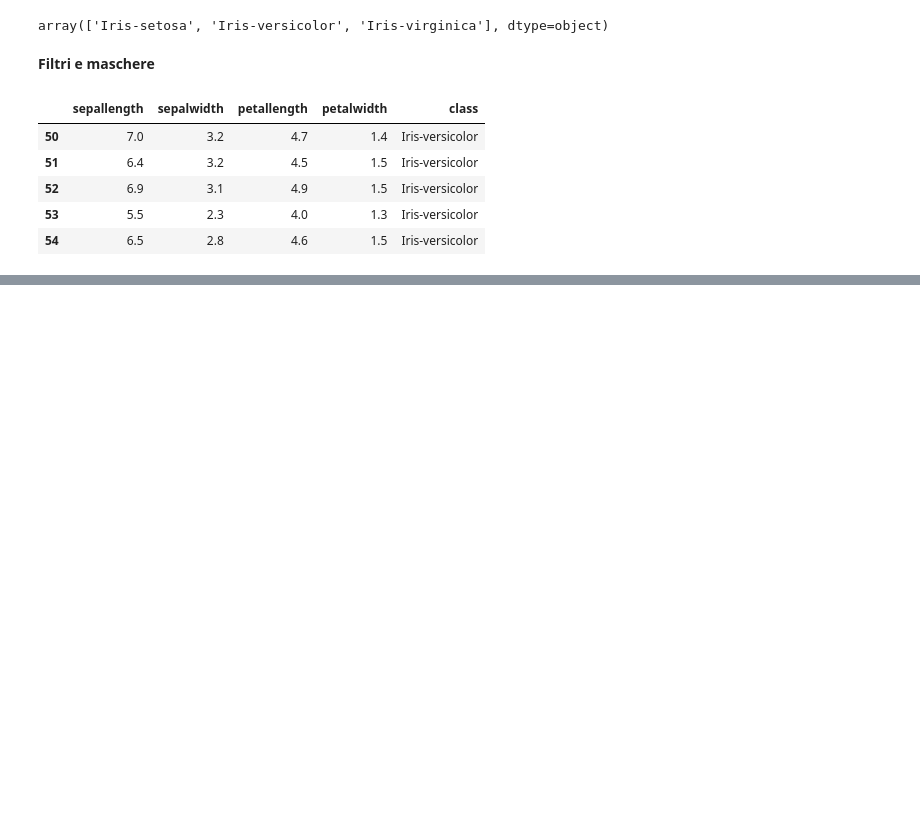
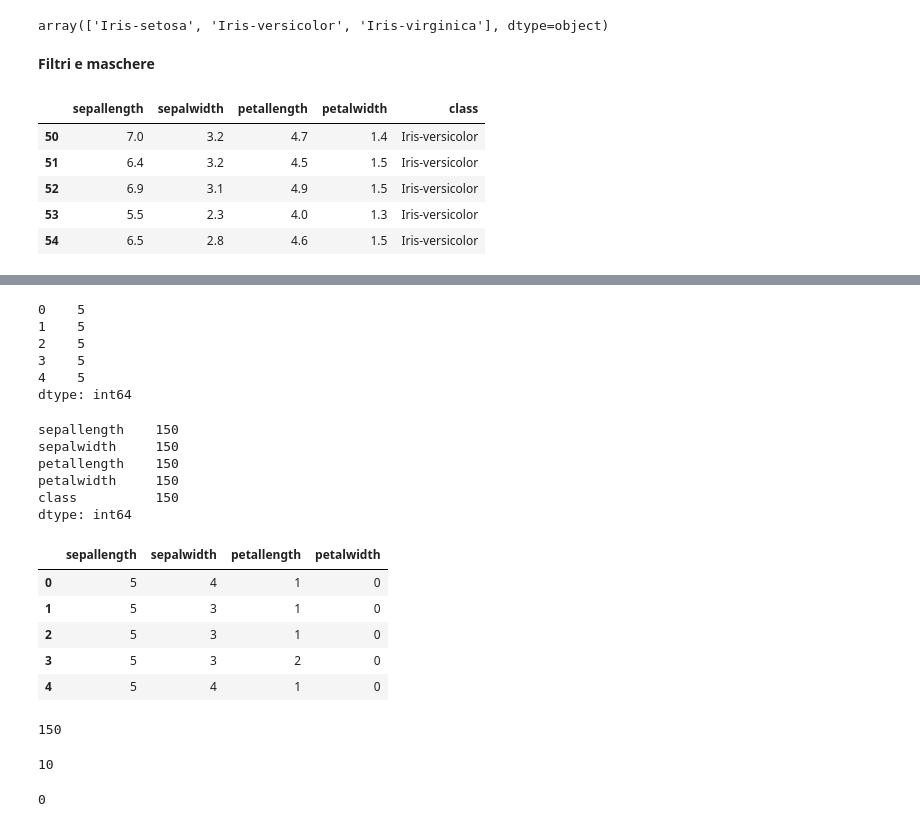
Before and after one commit to nmastrapasqua/corso_machine_learning, a Jupyter notebook: pandas.ipynb, the cells around one changed output, grey strips where cells are left out. Drawn from its saved outputs; the diff is of its cells as text; code cells hidden in the pictures; blank space fills up the shorter version.

```diff
--- a/pandas.ipynb
+++ b/pandas.ipynb
@@ -264,0 +304,63 @@ iris_long_petal.head()
+# %%
+# Utilizziamo la funzione count_nonzero di numpy per contare i valori diversi da zero per righe
+import numpy as np
+iris_data.apply(np.count_nonzero, axis=1).head()
+# %% [output]
+0    5
+1    5
+2    5
+3    5
+4    5
+dtype: int64
+# %%
+# Utilizziamo la funzione count_nonzero di numpy per contare i valori diversi da zero per colonne
+import numpy as np
+iris_data.apply(np.count_nonzero, axis=0).head()
+# %% [output]
+sepallength    150
+sepalwidth     150
+petallength    150
+petalwidth     150
+class          150
+dtype: int64
+# %%
+# Applicare una funzione valore per valore
+# Arrotondiamo tutti i valori nel dataframe all'intero più vicino
+X = iris_data.drop('class', axis=1)
+X = X.applymap(lambda val:int(round(val,0)))
+X.head()
+# %% [output]
+|  | sepallength | sepalwidth | petallength | petalwidth |
+| 0 | 5 | 4 | 1 | 0 |
+| 1 | 5 | 3 | 1 | 0 |
+| 2 | 5 | 3 | 1 | 0 |
+| 3 | 5 | 3 | 2 | 0 |
+| 4 | 5 | 4 | 1 | 0 |
+# %%
+iris_data.shape[0]
+# %% [output]
+150
+# %%
+# Gestire valori invalidi. Il dataset non contiene valori invalidi e quindi
+# prima di tutto li creiamo
+iris_nan = iris_data.copy()
+# Seleziona casualmente 10 righe da modificare
+# L'istruzione seguente restituisce un array con valori compresi in [0, 150)
+sample = np.random.randint(iris_data.shape[0], size=(10))
+# Utilizziamo loc per fare la modifica
+iris_nan.loc[sample, 'petallength'] = None
+# Verifichiamo
+iris_nan['petallength'].isnull().sum()
+# %% [output]
+10
+# %%
+# Sostituiamo i valori invalidi con la lunghezza media del petalo
+mean_petal_length = iris_nan['petallength'].mean()
+# Il parametro inplace=True modifica la colonna del dataframe stesso
+# Alternativamente si può scrivere
+# iris_nan['petallength'] = iris_nan['petallength'].fillna(mean_petal_length)
+iris_nan['petallength'].fillna(mean_petal_length, inplace=True)
+# Verifichiamo
+iris_nan['petallength'].isnull().sum()
+# %% [output]
+0
```
Also changed, not shown: parts of 9 cells of this notebook.
